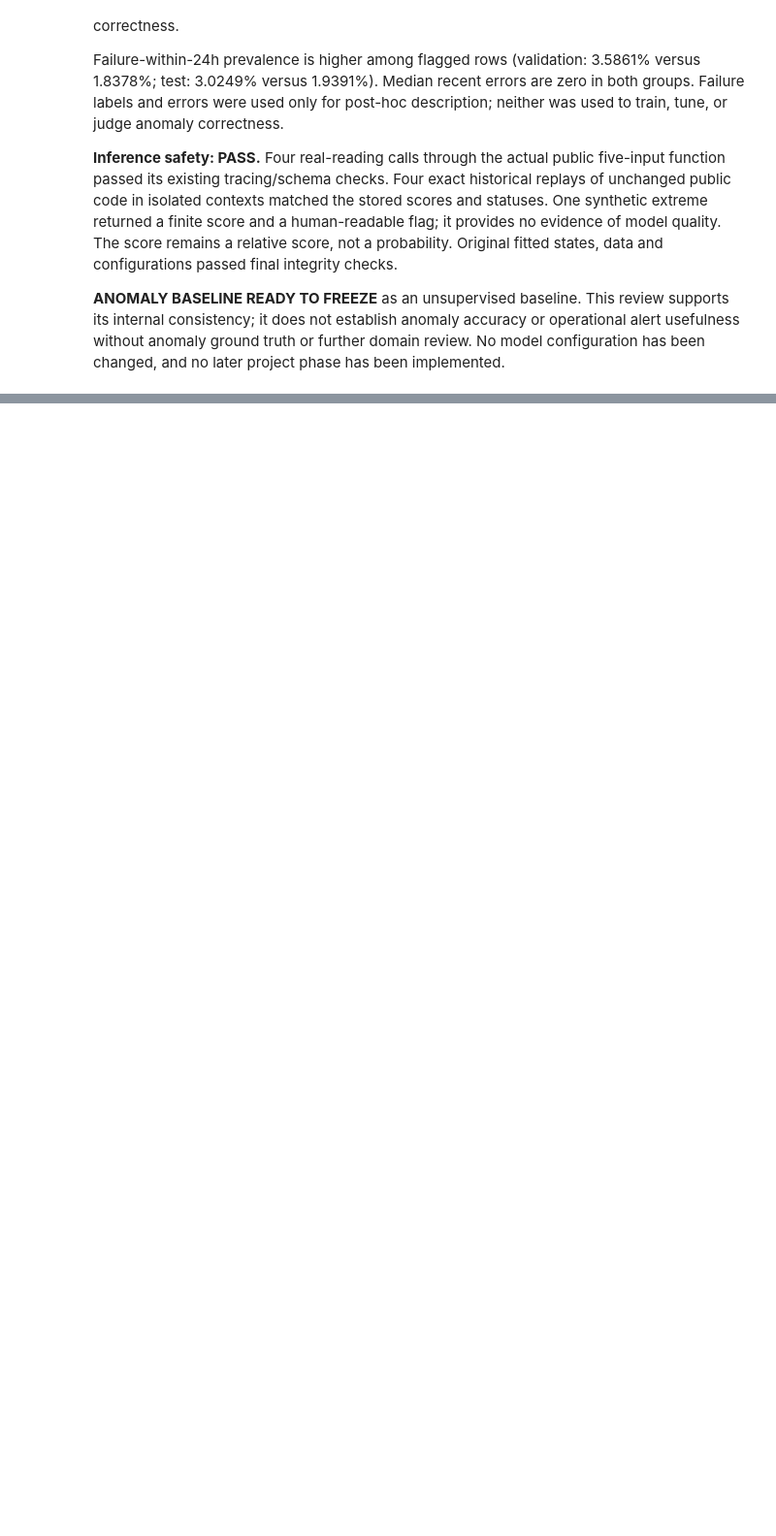
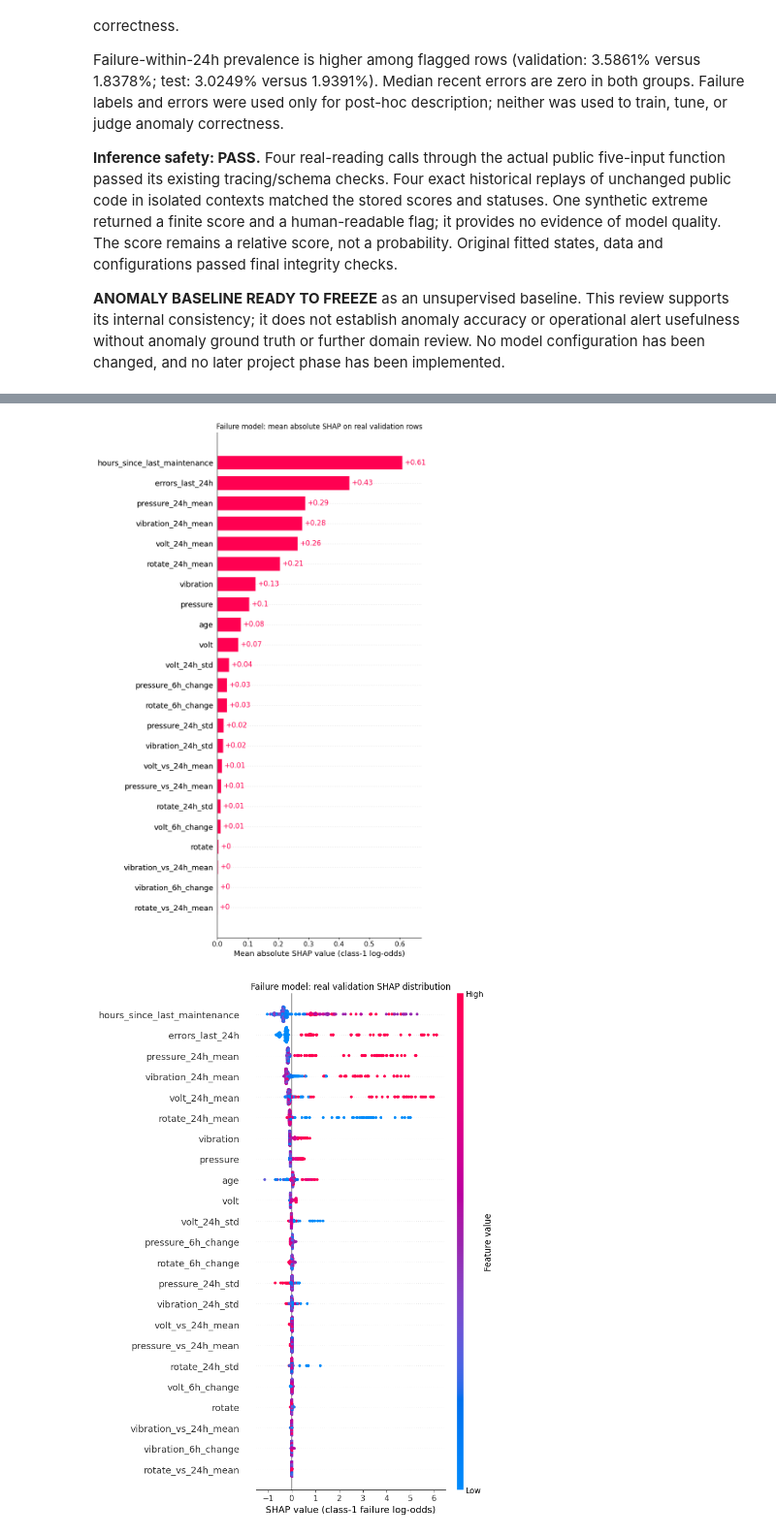
Before and after one commit to ducks5257/predictive-maintenance-machine-failure, a Jupyter notebook: notebooks/model.ipynb, the cells around one changed output, grey strips where cells are left out. Shown at 97% size. Saved outputs shown, nothing was run; the diff lists cells and outputs as text; code cells hidden in the pictures; blank space fills up the shorter version.

Commit message:
Add SHAP explainability for failure predictions

```diff
--- a/notebooks/model.ipynb
+++ b/notebooks/model.ipynb
@@ -2580,0 +2677,77 @@ configuration has been changed, and no later project phase has been implemented.
+# %%
+def _compute_failure_shap(prepared):
+    """Normalize documented SHAP output shapes and validate class-1 raw-margin additivity."""
+    assert tuple(prepared.columns) == _failure_shap_schema
+    assert prepared.shape[1] == 23
+    result = failure_shap_explainer(prepared,check_additivity=True,approximate=False)
+    if not isinstance(result,shap.Explanation):
+        raise TypeError(f"Expected modern shap.Explanation; received {type(result).__name__}")
+    assert list(result.feature_names) == list(_failure_shap_schema)
+    np.testing.assert_array_equal(np.asarray(result.data),prepared.to_numpy())
+    rows,features = prepared.shape
+    raw_values = result.values
+    if isinstance(raw_values,(list,tuple)):
+        if not all(np.shape(v)==(rows,features) for v in raw_values):
+            raise ValueError("Unsupported list-based SHAP output shapes")
+        raw_values = np.stack(raw_values,axis=-1)
+    values = np.asarray(raw_values,dtype=float)
+    bases = np.asarray(result.base_values,dtype=float)
+    original_shape = values.shape
+    if values.shape == (rows,features):
+        # Binary XGBoost raw output is a single margin; verify its class below numerically.
+        if bases.ndim==0:
+            bases=np.full(rows,float(bases))
+        elif bases.shape==(rows,1):
+            bases=bases[:,0]
+        elif bases.shape!=(rows,):
+            raise ValueError(f"Unexpected single-output base shape: {bases.shape}")
+    elif values.ndim==3 and values.shape[:2]==(rows,features) and values.shape[2] in (1,len(smote_xgb.classes_)):
+        outputs=values.shape[2]
+        output_index=0 if outputs==1 else list(smote_xgb.classes_).index(1)
+        values=values[:,:,output_index]
+        if bases.shape==(rows,outputs):
+            bases=bases[:,output_index]
+        elif bases.shape==(outputs,):
+            bases=np.full(rows,float(bases[output_index]))
+        else:
+            raise ValueError(f"Unexpected multi-output base shape: {bases.shape}")
+    else:
+        raise ValueError(f"Unsupported SHAP values shape: {original_shape}; expected {rows} rows and {features} features")
+    assert values.shape==(rows,features) and bases.shape==(rows,)
+    assert np.isfinite(values).all() and np.isfinite(bases).all()
+    margins=np.asarray(smote_xgb.predict(prepared,output_margin=True),dtype=float)
+    probabilities=smote_xgb.predict_proba(prepared)[:,list(smote_xgb.classes_).index(1)].astype(float)
+    assert margins.shape==probabilities.shape==(rows,)
+    reconstructed=bases+values.sum(axis=1)
+    np.testing.assert_allclose(reconstructed,margins,rtol=1e-5,atol=2e-5)
+    np.testing.assert_allclose(_failure_shap_expit(margins),probabilities,rtol=1e-5,atol=2e-6)
+    np.testing.assert_allclose(_failure_shap_expit(reconstructed),probabilities,rtol=1e-5,atol=2e-6)
+    normalized=shap.Explanation(values=values,base_values=bases,data=prepared.to_numpy(),feature_names=list(_failure_shap_schema))
+    verification={
+        "original_values_shape":original_shape,"normalized_values_shape":values.shape,
+        "max_margin_additivity_error":float(np.abs(reconstructed-margins).max()),
+        "max_probability_reconstruction_error":float(np.abs(_failure_shap_expit(reconstructed)-probabilities).max()),
+        "output_space":"class-1 failure log-odds","status":"PASS",
+    }
+    return normalized,verification
+
+failure_shap_global,failure_shap_global_verification=_compute_failure_shap(X_failure_shap_validation)
+failure_shap_global_importance=pd.DataFrame({
+    "Feature":feature_columns,
+    "Mean absolute SHAP (log-odds)":np.abs(failure_shap_global.values).mean(axis=0),
+}).sort_values("Mean absolute SHAP (log-odds)",ascending=False).reset_index(drop=True)
+print("Global class-1/additivity verification:",failure_shap_global_verification)
+print("\nTop globally influential features on the real validation sample:")
+print(failure_shap_global_importance.head(10).to_string(index=False,float_format=lambda v:f"{v:.6f}"))
+print("Importance means average attribution magnitude on this sample; it does not establish causality.")
+shap.plots.bar(failure_shap_global,max_display=23,show=False)
+plt.title("Failure model: mean absolute SHAP on real validation rows")
+plt.xlabel("Mean absolute SHAP value (class-1 log-odds)")
+plt.tight_layout()
+plt.show()
+shap.plots.beeswarm(failure_shap_global,max_display=23,show=False)
+plt.title("Failure model: real validation SHAP distribution")
+plt.xlabel("SHAP value (class-1 failure log-odds)")
+plt.tight_layout()
+plt.show()
+# %% [output]
@@ -2580,0 +2769,2 @@ configuration has been changed, and no later project phase has been implemented.
+[figure, added]
+[figure, added]
```
Also changed, not shown: parts of 7 cells of this notebook.
